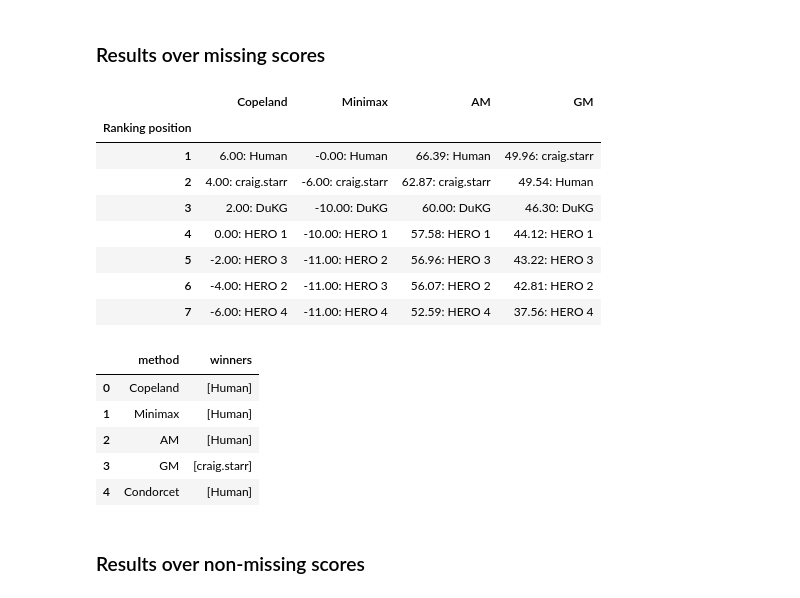
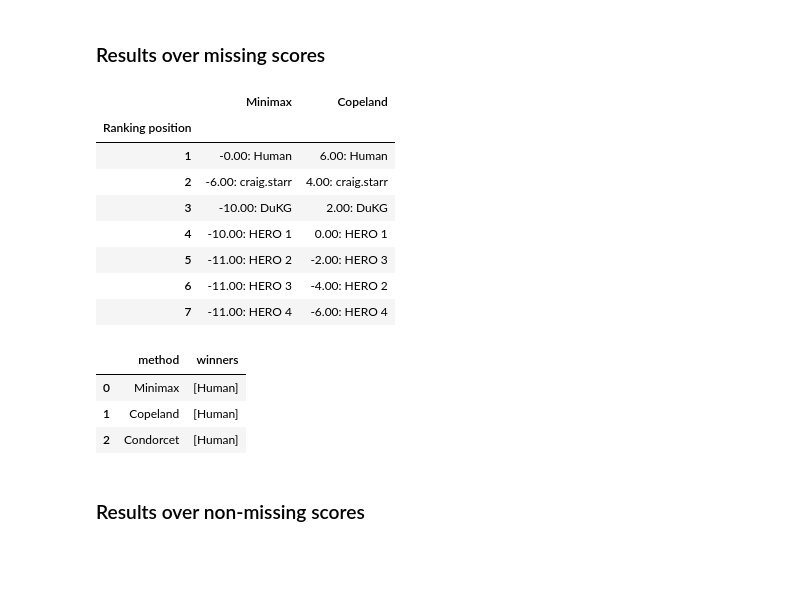
Before and after one commit to PragmaticsLab/vote_and_rank, a Jupyter notebook: case studies/CS1 - Reranking Leaderboards.ipynb, the cells around one changed output. Drawn from its saved outputs; the diff is of its cells as text; code cells hidden in the pictures; blank space fills up the shorter version.

Commit message:
drop mean in missing scores regime

```diff
--- a/case studies/CS1 - Reranking Leaderboards.ipynb
+++ b/case studies/CS1 - Reranking Leaderboards.ipynb
@@ -228,27 +232,25 @@ value = preprocess_value(pd.read_csv("../tables/leaderboards - VALUE.csv"))
 ### Results over missing scores
 # %%
 value_lb_with_nan = Leaderboard(value)
-value_lb_with_nan_rank = value_lb_with_nan.rank_all()
+value_lb_with_nan_rank = value_lb_with_nan.rank_all(drop_mean=True)
 value_lb_with_nan_rank
 # %% [output]
-|  | Copeland | Minimax | AM | GM |
-| Ranking position |  |  |  |  |
-| 1 | 6.00: Human | -0.00: Human | 66.39: Human | 49.96: craig.starr |
-| 2 | 4.00: craig.starr | -6.00: craig.starr | 62.87: craig.starr | 49.54: Human |
-| 3 | 2.00: DuKG | -10.00: DuKG | 60.00: DuKG | 46.30: DuKG |
-| 4 | 0.00: HERO 1 | -10.00: HERO 1 | 57.58: HERO 1 | 44.12: HERO 1 |
-| 5 | -2.00: HERO 3 | -11.00: HERO 2 | 56.96: HERO 3 | 43.22: HERO 3 |
-| 6 | -4.00: HERO 2 | -11.00: HERO 3 | 56.07: HERO 2 | 42.81: HERO 2 |
-| 7 | -6.00: HERO 4 | -11.00: HERO 4 | 52.59: HERO 4 | 37.56: HERO 4 |
+|  | Minimax | Copeland |
+| Ranking position |  |  |
+| 1 | -0.00: Human | 6.00: Human |
+| 2 | -6.00: craig.starr | 4.00: craig.starr |
+| 3 | -10.00: DuKG | 2.00: DuKG |
+| 4 | -10.00: HERO 1 | 0.00: HERO 1 |
+| 5 | -11.00: HERO 2 | -2.00: HERO 3 |
+| 6 | -11.00: HERO 3 | -4.00: HERO 2 |
+| 7 | -11.00: HERO 4 | -6.00: HERO 4 |
 # %%
-value_lb_with_nan.elect_all()
+value_lb_with_nan.elect_all(drop_mean=True)
 # %% [output]
 |  | method | winners |
-| 0 | Copeland | [Human] |
-| 1 | Minimax | [Human] |
-| 2 | AM | [Human] |
-| 3 | GM | [craig.starr] |
-| 4 | Condorcet | [Human] |
+| 0 | Minimax | [Human] |
+| 1 | Copeland | [Human] |
+| 2 | Condorcet | [Human] |
 # %% [markdown]
 ### Results over non-missing scores
 # %%
```
Also changed, not shown: parts of 13 cells of this notebook, 1 other file.
